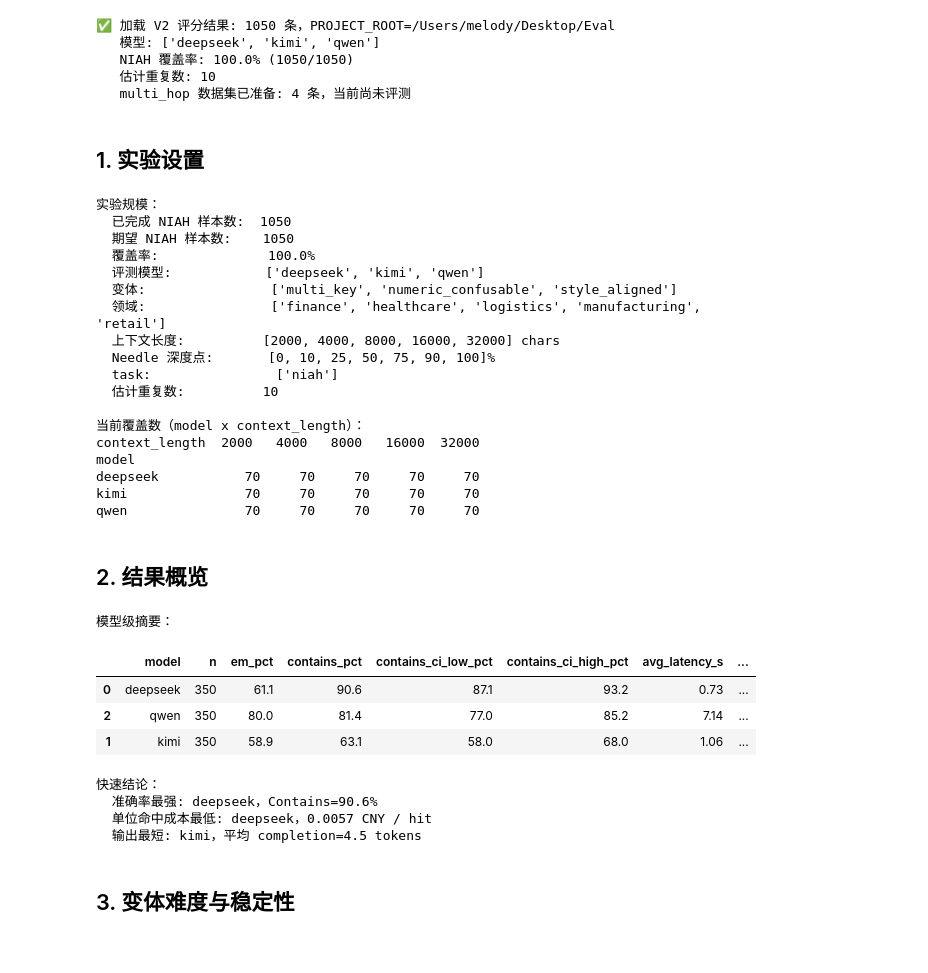
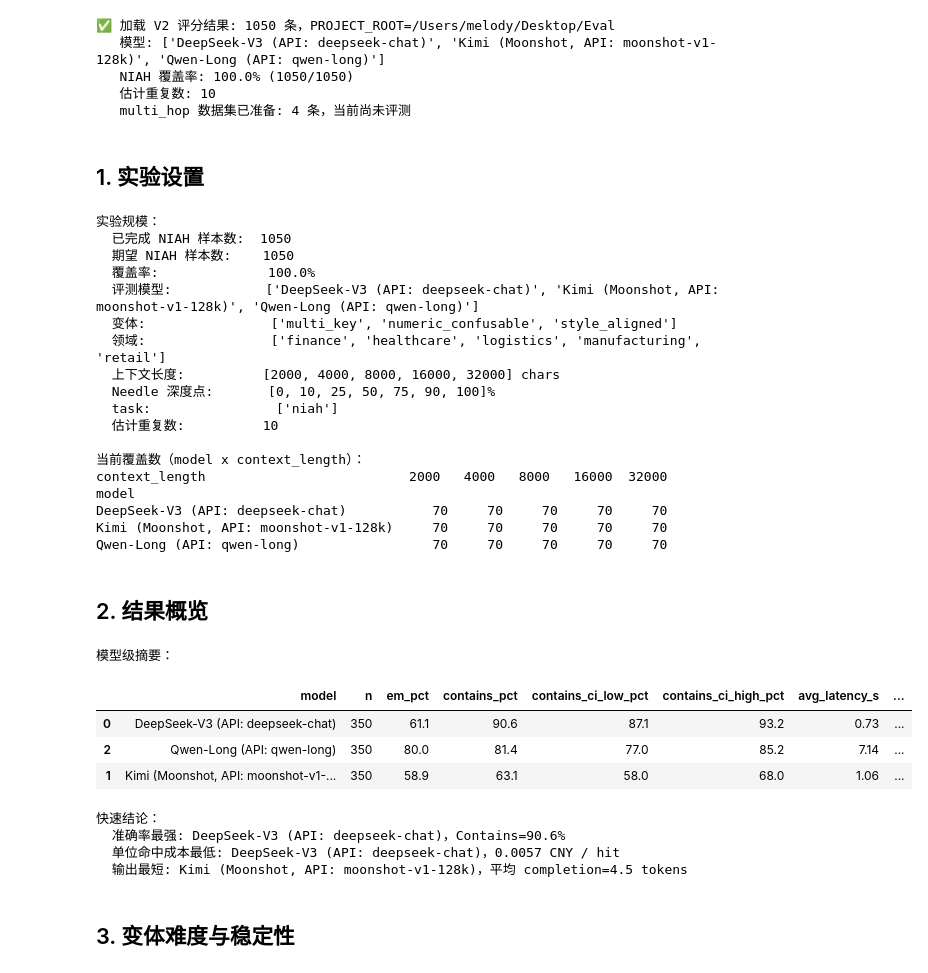
Before and after one commit to melody-ling-L/llm-long-context-eval-zh-V2, a Jupyter notebook: results/v2/report/04_report_v2.executed.ipynb, the cells around one changed output. Cells and saved outputs as stored; diff of their text form; code cells hidden in the pictures.

```diff
--- a/results/v2/report/04_report_v2.executed.ipynb
+++ b/results/v2/report/04_report_v2.executed.ipynb
@@ -40,6 +42,28 @@ importlib.reload(metrics_v2_module)
 
 from src.metrics_v2 import summarize_v2, summarize_variant_matrix
 
+MODEL_DISPLAY_NAMES = {
+    'deepseek': 'DeepSeek-V3 (API: deepseek-chat)',
+    'kimi': 'Kimi (Moonshot, API: moonshot-v1-128k)',
+    'qwen': 'Qwen-Long (API: qwen-long)',
+}
+
+
+def format_model_name(model_key):
+    if pd.isna(model_key):
+        return model_key
+    return MODEL_DISPLAY_NAMES.get(str(model_key), str(model_key))
+
+
+
+def with_model_labels(frame, column='model'):
+    if frame.empty or column not in frame.columns:
+        return frame.copy()
+    labeled = frame.copy()
+    labeled[column] = labeled[column].apply(format_model_name)
+    return labeled
+
+
 matplotlib.rcParams['font.sans-serif'] = ['PingFang SC', 'Hiragino Sans GB', 'Microsoft YaHei', 'SimHei', 'Arial Unicode MS']
 matplotlib.rcParams['axes.unicode_minus'] = False
 
@@ -60,6 +84,7 @@ if scored_path.exists():
     niah_df = df[df['task'] == 'niah'].copy()
     multihop_df = df[df['task'] != 'niah'].copy()
     models = sorted(df['model'].dropna().unique().tolist())
+    model_labels = [format_model_name(model) for model in models]
     variants = sorted(niah_df['variant'].dropna().unique().tolist()) if 'variant' in niah_df.columns else []
     domains = sorted(niah_df['domain'].dropna().unique().tolist()) if 'domain' in niah_df.columns else []
 
@@ -83,7 +108,7 @@ if scored_path.exists():
     task_summary = summarize_v2(df, group_cols=['model', 'task']) if not df.empty else pd.DataFrame()
 
     print(f'✅ 加载 V2 评分结果: {len(df)} 条，PROJECT_ROOT={PROJECT_ROOT}')
-    print(f'   模型: {models}')
+    print(f'   模型: {model_labels}')
     print(f'   NIAH 覆盖率: {coverage_pct:.1f}% ({actual_niah_total}/{expected_niah_total})')
     if repeat_estimate is not None:
         print(f'   估计重复数: {repeat_estimate}')
@@ -95,7 +120,7 @@ else:
     print('⚠️ 请先运行 notebooks/v2/03_analysis_visualization_v2.ipynb 生成 V2 评分结果和图表')
 # %% [output]
 ✅ 加载 V2 评分结果: 1050 条，PROJECT_ROOT=/Users/melody/Desktop/Eval
-   模型: ['deepseek', 'kimi', 'qwen']
+   模型: ['DeepSeek-V3 (API: deepseek-chat)', 'Kimi (Moonshot, API: moonshot-v1-128k)', 'Qwen-Long (API: qwen-long)']
    NIAH 覆盖率: 100.0% (1050/1050)
    估计重复数: 10
    multi_hop 数据集已准备: 4 条，当前尚未评测
@@ -107,7 +132,7 @@ if scored_path.exists():
     print(f'  已完成 NIAH 样本数:  {actual_niah_total}')
     print(f'  期望 NIAH 样本数:    {expected_niah_total}')
     print(f'  覆盖率:              {coverage_pct:.1f}%')
-    print(f'  评测模型:            {models}')
+    print(f'  评测模型:            {model_labels}')
     print(f'  变体:                {variants}')
     print(f'  领域:                {domains}')
     print(f'  上下文长度:          {sorted(niah_df["context_length"].dropna().unique().tolist()) if not niah_df.empty else []} chars')
@@ -116,8 +141,9 @@ if scored_path.exists():
     if repeat_estimate is not None:
         print(f'  估计重复数:          {repeat_estimate}')
     if not coverage_by_length.empty:
+        coverage_by_length_display = coverage_by_length.rename(index=format_model_name)
         print('\n当前覆盖数（model x context_length）：')
-        print(coverage_by_length.to_string())
+        print(coverage_by_length_display.to_string())
     if missing_niah_total > 0:
         print(f'\n⚠️ 当前仍缺少 {missing_niah_total} 条 NIAH 结果，报告只能作为趋势版。')
 # %% [output]
@@ -125,7 +151,7 @@ if scored_path.exists():
   已完成 NIAH 样本数:  1050
   期望 NIAH 样本数:    1050
   覆盖率:              100.0%
-  评测模型:            ['deepseek', 'kimi', 'qwen']
+  评测模型:            ['DeepSeek-V3 (API: deepseek-chat)', 'Kimi (Moonshot, API: moonshot-v1-128k)', 'Qwen-Long (API: qwen-long)']
   变体:                ['multi_key', 'numeric_confusable', 'style_aligned']
   领域:                ['finance', 'healthcare', 'logistics', 'manufacturing', 'retail']
   上下文长度:          [2000, 4000, 8000, 16000, 32000] chars
@@ -134,42 +160,45 @@ if scored_path.exists():
   估计重复数:          10
 
 当前覆盖数（model x context_length）：
-context_length  2000   4000   8000   16000  32000
+context_length                          2000   4000   8000   16000  32000
 model
-deepseek           70     70     70     70     70
-kimi               70     70     70     70     70
-qwen               70     70     70     70     70
+DeepSeek-V3 (API: deepseek-chat)           70     70     70     70     70
+Kimi (Moonshot, API: moonshot-v1-128k)     70     70     70     70     70
+Qwen-Long (API: qwen-long)                 70     70     70     70     70
 # %% [markdown]
 ## 2. 结果概览
 # %%
 if scored_path.exists() and not model_summary.empty:
     display_cols = [
         'model', 'n', 'em_pct', 'contains_pct',
         'contains_ci_low_pct', 'contains_ci_high_pct',
         'avg_latency_s', 'avg_response_chars', 'avg_completion_tokens',
         'cost_per_contains_hit_cny', 'contains_per_1k_output_tokens',
         ]
     print('模型级摘要：')
-    display(model_summary[display_cols].sort_values('contains_pct', ascending=False))
+    model_summary_display = with_model_labels(
+        model_summary[display_cols].sort_values('contains_pct', ascending=False)
+    )
+    display(model_summary_display)
 
     best_contains = model_summary.sort_values(['contains_pct', 'contains_ci_low_pct'], ascending=False).iloc[0]
     cheapest = model_summary.sort_values('cost_per_contains_hit_cny', ascending=True).iloc[0]
     shortest = model_summary.sort_values('avg_completion_tokens', ascending=True).iloc[0]
 
     print('\n快速结论：')
-    print(f'  准确率最强: {best_contains["model"]}，Contains={best_contains["contains_pct"]:.1f}%')
-    print(f'  单位命中成本最低: {cheapest["model"]}，{cheapest["cost_per_contains_hit_cny"]:.4f} CNY / hit')
-    print(f'  输出最短: {shortest["model"]}，平均 completion={shortest["avg_completion_tokens"]:.1f} tokens')
+    print(f'  准确率最强: {format_model_name(best_contains["model"])}，Contains={best_contains["contains_pct"]:.1f}%')
+    print(f'  单位命中成本最低: {format_model_name(cheapest["model"])}，{cheapest["cost_per_contains_hit_cny"]:.4f} CNY / hit')
+    print(f'  输出最短: {format_model_name(shortest["model"])}，平均 completion={shortest["avg_completion_tokens"]:.1f} tokens')
 # %% [output]
 模型级摘要：
 |  | model | n | em_pct | contains_pct | contains_ci_low_pct | contains_ci_high_pct | avg_latency_s | ... |
-| 0 | deepseek | 350 | 61.1 | 90.6 | 87.1 | 93.2 | 0.73 | ... |
-| 2 | qwen | 350 | 80.0 | 81.4 | 77.0 | 85.2 | 7.14 | ... |
-| 1 | kimi | 350 | 58.9 | 63.1 | 58.0 | 68.0 | 1.06 | ... |
+| 0 | DeepSeek-V3 (API: deepseek-chat) | 350 | 61.1 | 90.6 | 87.1 | 93.2 | 0.73 | ... |
+| 2 | Qwen-Long (API: qwen-long) | 350 | 80.0 | 81.4 | 77.0 | 85.2 | 7.14 | ... |
+| 1 | Kimi (Moonshot, API: moonshot-v1-... | 350 | 58.9 | 63.1 | 58.0 | 68.0 | 1.06 | ... |
 快速结论：
-  准确率最强: deepseek，Contains=90.6%
-  单位命中成本最低: deepseek，0.0057 CNY / hit
-  输出最短: kimi，平均 completion=4.5 tokens
+  准确率最强: DeepSeek-V3 (API: deepseek-chat)，Contains=90.6%
+  单位命中成本最低: DeepSeek-V3 (API: deepseek-chat)，0.0057 CNY / hit
+  输出最短: Kimi (Moonshot, API: moonshot-v1-128k)，平均 completion=4.5 tokens
 # %% [markdown]
 ## 3. 变体难度与稳定性
 # %%
```
Also changed, not shown: parts of 5 cells of this notebook, 8 other files.
